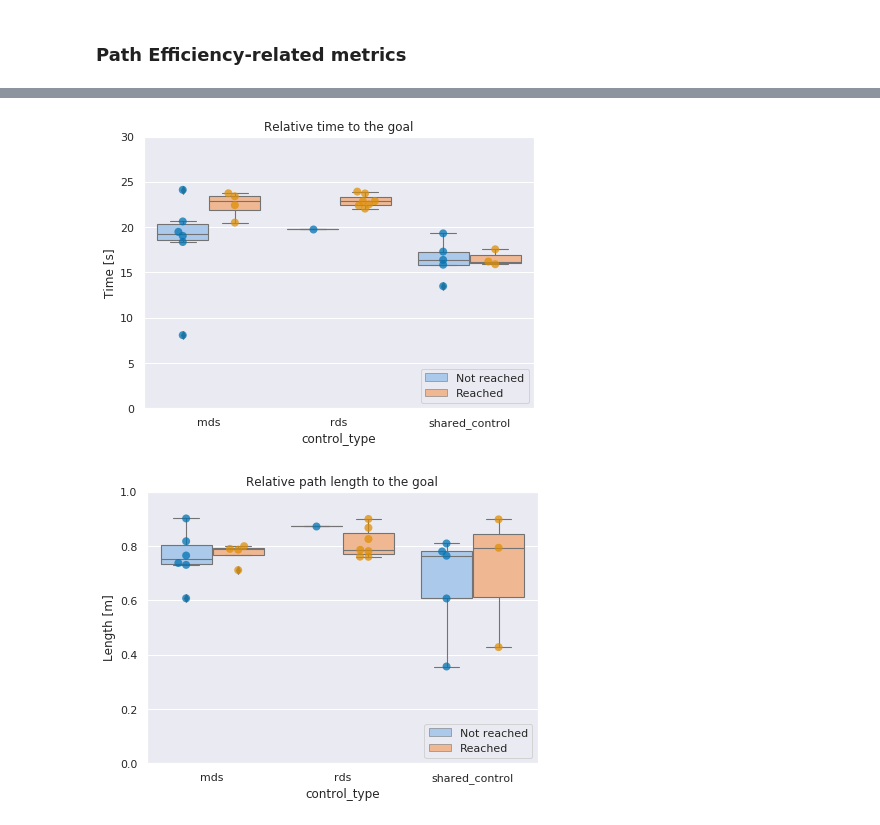
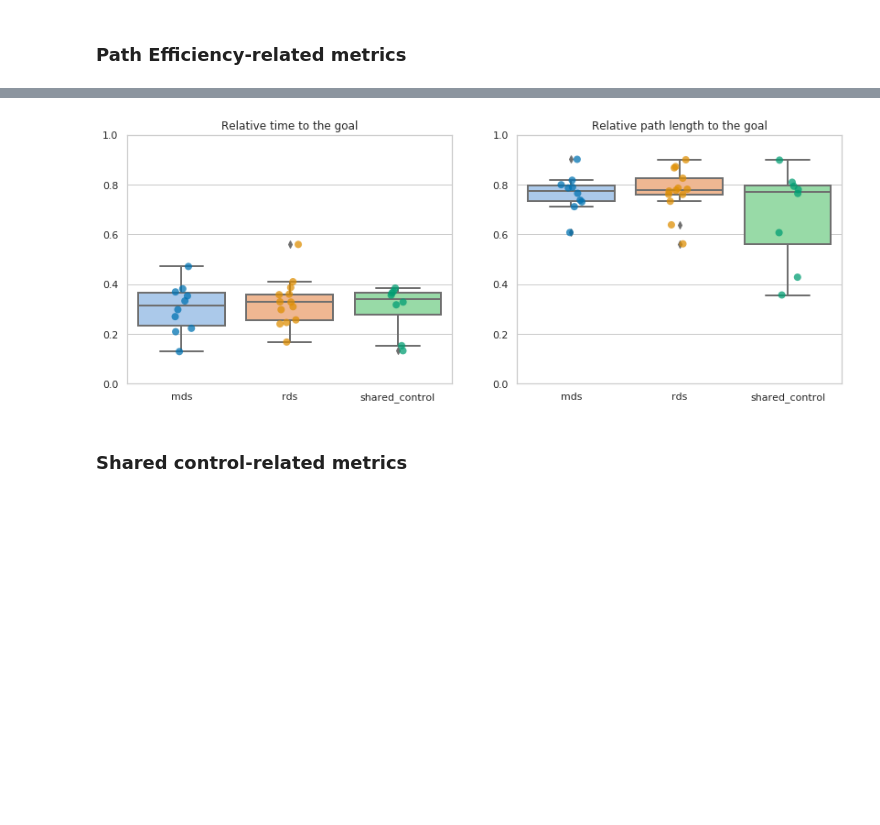
Before and after one commit to epfl-lasa/crowdbot-evaluation-tools, a Jupyter notebook: notebooks/comprehensive_eval.ipynb, the cells around one changed output, grey strips where cells are left out. Cells and saved outputs as stored; diff of their text form; code cells hidden in the pictures; blank space fills up the shorter version.

```diff
--- a/notebooks/comprehensive_eval.ipynb
+++ b/notebooks/comprehensive_eval.ipynb
@@ -409,13 +392,11 @@ categorical_plot(
 # %%
-control_metrics = ('avg_fluency',
-                   'linear_dis',
-                   'heading_dis',
-                   'disagreement',
+control_metrics = ('rel_jerk',
+                   'avg_fluency',
+                   'contribution',
+                   'avg_agreement',
                    'path_lenth2goal',
-                   'goal_reached',
+                   'min_dist2goal',
                    )
-
-# todo: relative jerk and contribution
 
 control_frames = []
 
@@ -443,6 +424,7 @@ for ii, eval_dir in enumerate(eval_dirs):
         for iidx, val in enumerate(control_metrics):
             cm_dict[control_metrics[iidx]].append(qolo_eval_dict[val])
 
+    # print(cm_dict)
     control_df = pd.DataFrame(cm_dict)
     control_df.columns = ['seq', 'control_type'] + list(control_metrics)
 
@@ -452,7 +434,6 @@ for ii, eval_dir in enumerate(eval_dirs):
     control_frames.append(control_df)
 
 control_metrics_df = pd.concat(control_frames, ignore_index=True)
-control_metrics_df.head()
 # %% [output]
 Reading results from 0424_mds
 Reading results from 0424_rds
@@ -635,7 +659,8 @@ categorical_plot(
 path_metrics = ('rel_duration2goal',
                 'rel_path_length2goal',
                 'path_lenth2goal',
-                'goal_reached',
+                'duration2goal',
+                'min_dist2goal',
                )
 
 path_frames = []
@@ -669,8 +694,8 @@ for ii, eval_dir in enumerate(eval_dirs):
     path_df = pd.DataFrame(pm_dict)
     path_df.columns = ['seq', 'control_type'] + list(path_metrics)
 
-    # Filter path_lenth2goal less than 10 meter
-    path_df = path_df[path_df.path_lenth2goal >= 10.0]
+    # Filter path_lenth2goal less than 5 meter
+    path_df = path_df[path_df.path_lenth2goal >= 5.0]
 
     path_frames.append(path_df)
 
@@ -714,34 +739,35 @@ goal_reached             0.517549
 dtype: float64
 # %%
-path_fig1, path_axes1 = plt.subplots(figsize=(7, 5))
+path_fig, path_axes = plt.subplots(1, 2, figsize=(14, 5))
 
 categorical_plot(
-    axes=path_axes1,
+    axes=path_axes[0],
     df=path_metrics_df,
     metric='rel_duration2goal',
     catogory='control_type',
     title='Relative time to the goal',
-    ylabel='Time [s]',
-    ylim=[0.0, 30.0],
-    lgd_labels=['Not reached', 'Reached'],
-    group='goal_reached',
+    xlabel='',
+    ylabel='',
+    ylim=[0.0, 1.0],
+    # lgd_labels=['Not reached', 'Reached'],
+    # group='goal_reached',
     kind='box',
 )
 
-path_fig2, path_axes2 = plt.subplots(figsize=(7, 5))
-
 categorical_plot(
-    axes=path_axes2,
+    axes=path_axes[1],
     df=path_metrics_df,
     metric='rel_path_length2goal',
     catogory='control_type',
     title='Relative path length to the goal',
-    ylabel='Length [m]',
+    xlabel='',
+    ylabel='',
     ylim=[0.0, 1.0],
-    lgd_labels=['Not reached', 'Reached'],
-    group='goal_reached',
+    # lgd_labels=['Not reached', 'Reached'],
+    # group='goal_reached',
     kind='box',
 )
 # %% [output]
-[figure, old version]
+[figure, new version]
-[figure, removed]
+# %% [markdown]
+### Shared control-related metrics
```
Also changed, not shown: parts of 38 cells of this notebook, 5 other files.
